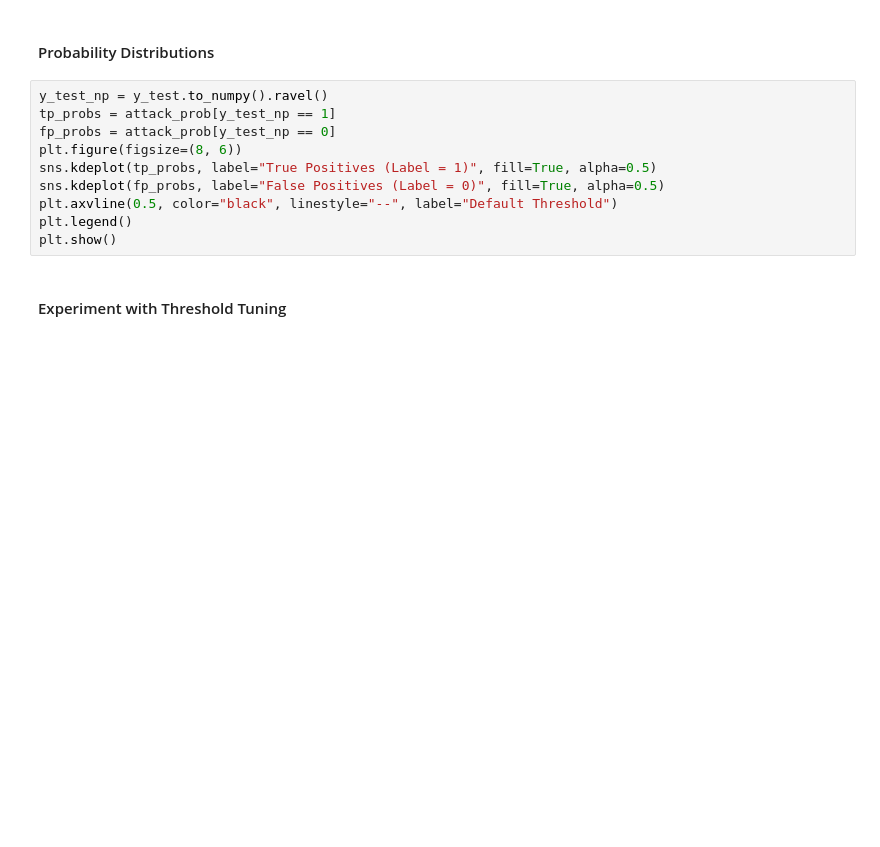
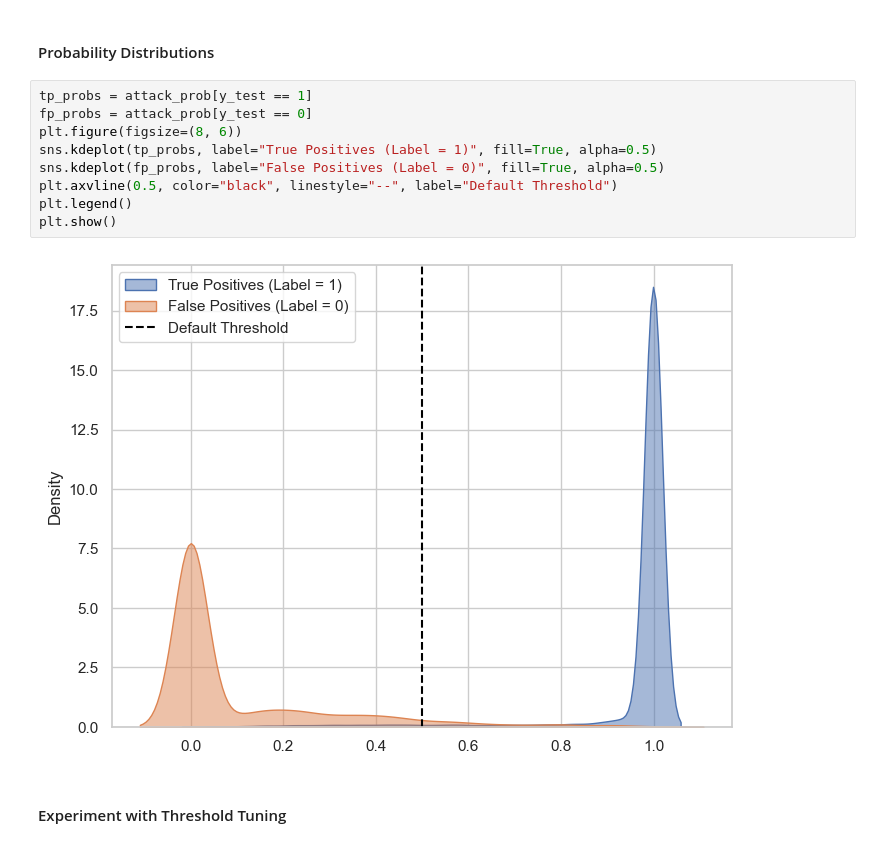
Before and after one commit to justinjxliu/ai-security-anomaly-detection, a Jupyter notebook: notebooks/08_stage2_evaluation.ipynb, the cells around one changed output. Drawn from its saved outputs; the diff is of its cells as text; blank space fills up the shorter version.

```diff
--- a/notebooks/08_stage2_evaluation.ipynb
+++ b/notebooks/08_stage2_evaluation.ipynb
@@ -75,15 +93,16 @@ plt.show()
 # %% [markdown]
 #### Probability Distributions
 # %%
-y_test_np = y_test.to_numpy().ravel()
-tp_probs = attack_prob[y_test_np == 1]
-fp_probs = attack_prob[y_test_np == 0]
+tp_probs = attack_prob[y_test == 1]
+fp_probs = attack_prob[y_test == 0]
 plt.figure(figsize=(8, 6))
 sns.kdeplot(tp_probs, label="True Positives (Label = 1)", fill=True, alpha=0.5)
 sns.kdeplot(fp_probs, label="False Positives (Label = 0)", fill=True, alpha=0.5)
 plt.axvline(0.5, color="black", linestyle="--", label="Default Threshold")
 plt.legend()
 plt.show()
+# %% [output]
+[figure, added]
 # %% [markdown]
 #### Experiment with Threshold Tuning
 # %%
```
Also changed, not shown: parts of 9 cells of this notebook, 1 other file.
